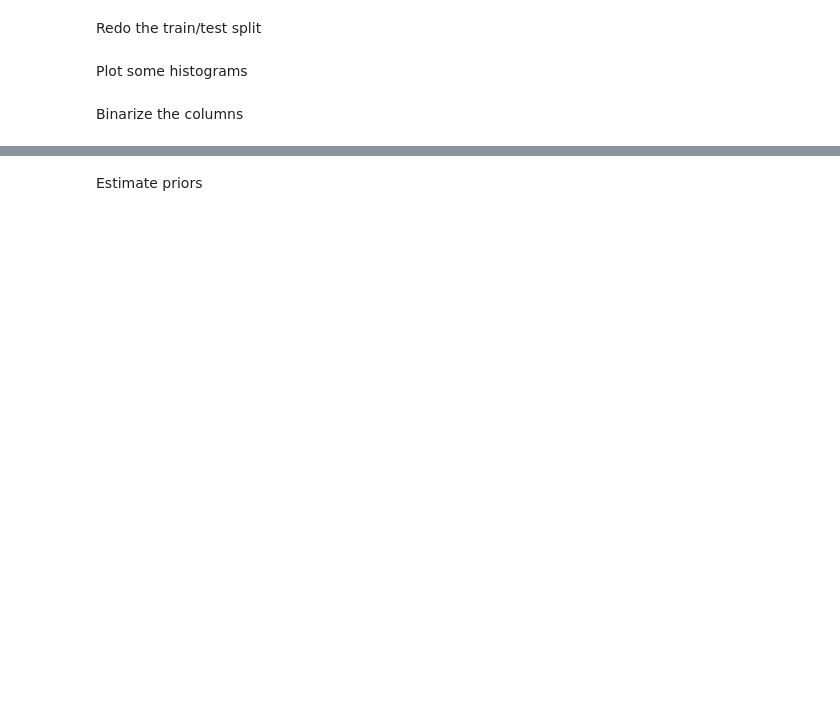
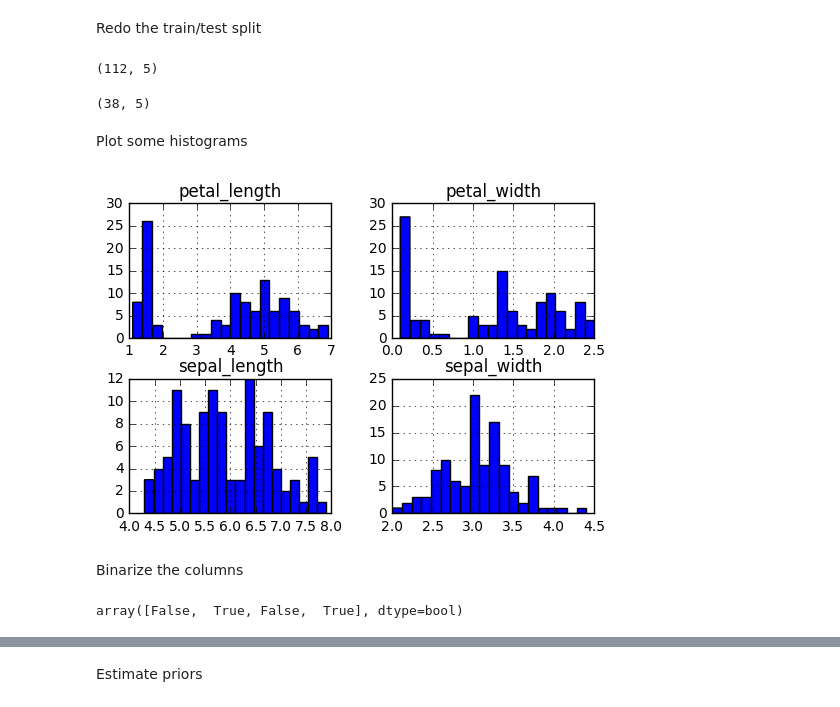
Before and after one commit to nwchen24/Machine_learning_coursework, a Jupyter notebook: Week3/Naive_Bayes-inclass.ipynb, the cells around one changed output, grey strips where cells are left out. Drawn from its saved outputs; the diff is of its cells as text; code cells hidden in the pictures; blank space fills up the shorter version.

```diff
--- a/Week3/Naive_Bayes-inclass.ipynb
+++ b/Week3/Naive_Bayes-inclass.ipynb
@@ -94,0 +193,3 @@ Load the training data into a pandas data frame
+# %%
+labels = pd.Series(y)
+labels.head()
@@ -94,0 +203,2 @@ Load the training data into a pandas data frame
+# %%
+df['target'] = labels
@@ -94,0 +210,3 @@ Load the training data into a pandas data frame
+# %%
+df = df.replace({'target': {0: 'setosa', 1: 'versicolor', 2: 'virginica'}})
+df.head()
@@ -95,6 +220,26 @@ Load the training data into a pandas data frame
 # %% [markdown]
 Redo the train/test split
+# %%
+train_df, test_df = train_test_split(df, random_state=0)
+# %%
+train_df.shape
+# %% [output]
+(112, 5)
+# %%
+test_df.shape
+# %% [output]
+(38, 5)
 # %% [markdown]
 Plot some histograms
+# %%
+_ = train_df.hist(bins=20)
+# %% [output]
+[figure, added]
 # %% [markdown]
 Binarize the columns
+# %%
+thresholds = np.array([6.0, 3.0, 2.5, 1.0])
+row = np.array([5.5, 3.5, 2, 1.5])
+row > thresholds
+# %% [output]
+array([False,  True, False,  True], dtype=bool)
```
Also changed, not shown: parts of 31 cells of this notebook.
